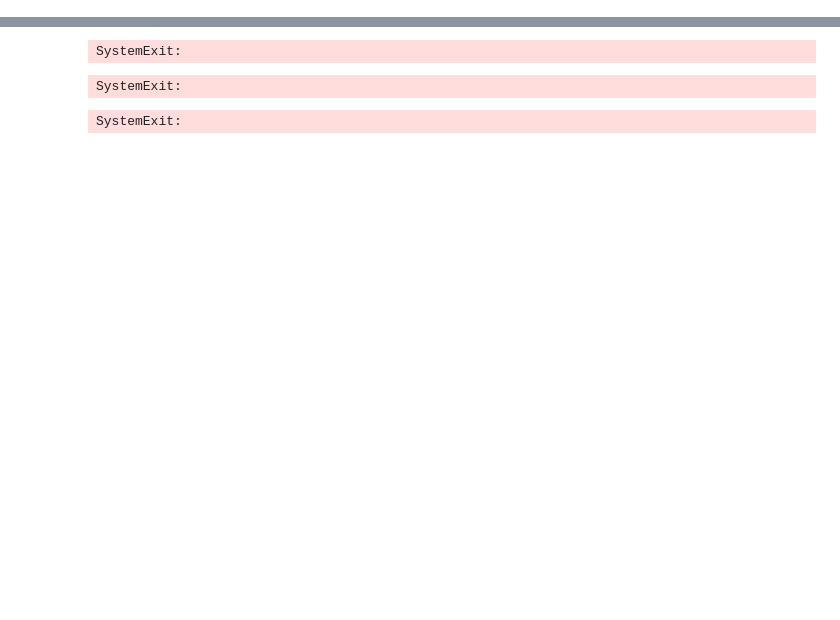
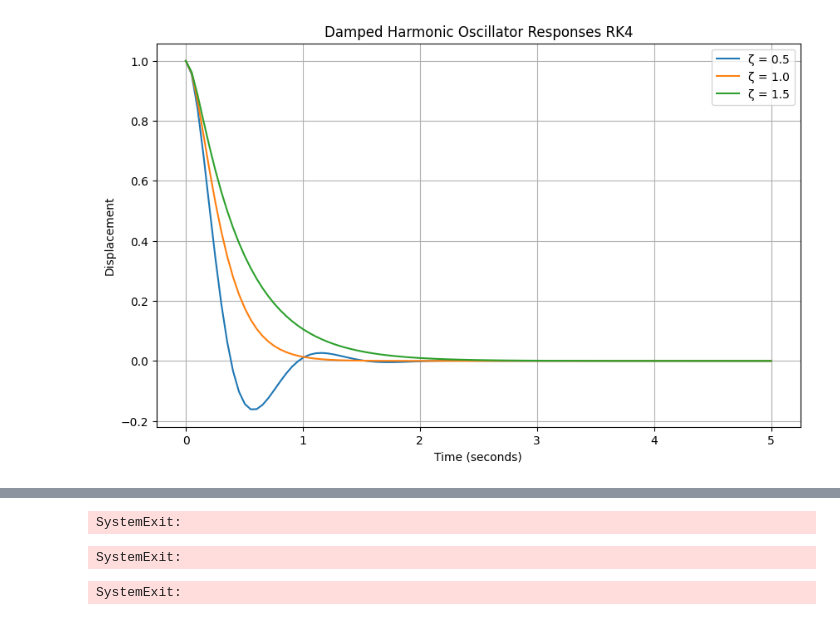
Before and after one commit to faransansj/Assignment_archive, a Jupyter notebook: 전산물리학/2) HomeWork/2.HomeWork.ipynb, the cells around one changed output, grey strips where cells are left out. Saved outputs shown, nothing was run; the diff lists cells and outputs as text; code cells hidden in the pictures; blank space fills up the shorter version.

```diff
--- a/전산물리학/2) HomeWork/2.HomeWork.ipynb
+++ b/전산물리학/2) HomeWork/2.HomeWork.ipynb
@@ -24,0 +1,50 @@ def critical_damping():
+# %%
+########################################
+# 1. under/over/critical damping RK4   #
+########################################
+import numpy as np
+import matplotlib.pyplot as plt
+
+def runge_kutta(f, x0, t):
+    n = len(t)
+    x = np.zeros((n, len(x0)))
+    x[0, :] = x0
+    for i in range(n-1):
+        dt = t[i+1] - t[i]
+        k1 = dt * f(x[i, :], t[i])
+        k2 = dt * f(x[i, :] + 0.5 * k1, t[i] + 0.5 * dt)
+        k3 = dt * f(x[i, :] + 0.5 * k2, t[i] + 0.5 * dt)
+        k4 = dt * f(x[i, :] + k3, t[i+1])
+        x[i+1, :] = x[i, :] + (k1 + 2*k2 + 2*k3 + k4) / 6
+    return x
+
+omega0 = 2 * np.pi
+zetas = [0.5, 1.0, 1.5]
+t = np.linspace(0, 5, 100)
+
+def damped_oscillator(x, t, zeta, omega0):
+    x1, x2 = x
+    dx1dt = x2
+    dx2dt = -2 * zeta * omega0 * x2 - omega0**2 * x1
+    return np.array([dx1dt, dx2dt])
+
+x0 = [1.0, 0.0]
+
+solutions = []
+for zeta in zetas:
+    solution = runge_kutta(lambda x, t: damped_oscillator(x, t, zeta, omega0), x0, t)
+    solutions.append(solution)
+
+# Plotting the results
+plt.figure(figsize=(10, 6))
+for sol, zeta in zip(solutions, zetas):
+    plt.plot(t, sol[:, 0], label=f'ζ = {zeta}')
+
+plt.title('Damped Harmonic Oscillator Responses RK4')
+plt.xlabel('Time (seconds)')
+plt.ylabel('Displacement')
+plt.legend()
+plt.grid(True)
+plt.show()
+# %% [output]
+[figure, added]
```
Also changed, not shown: parts of 3 cells of this notebook, 4 other files.
